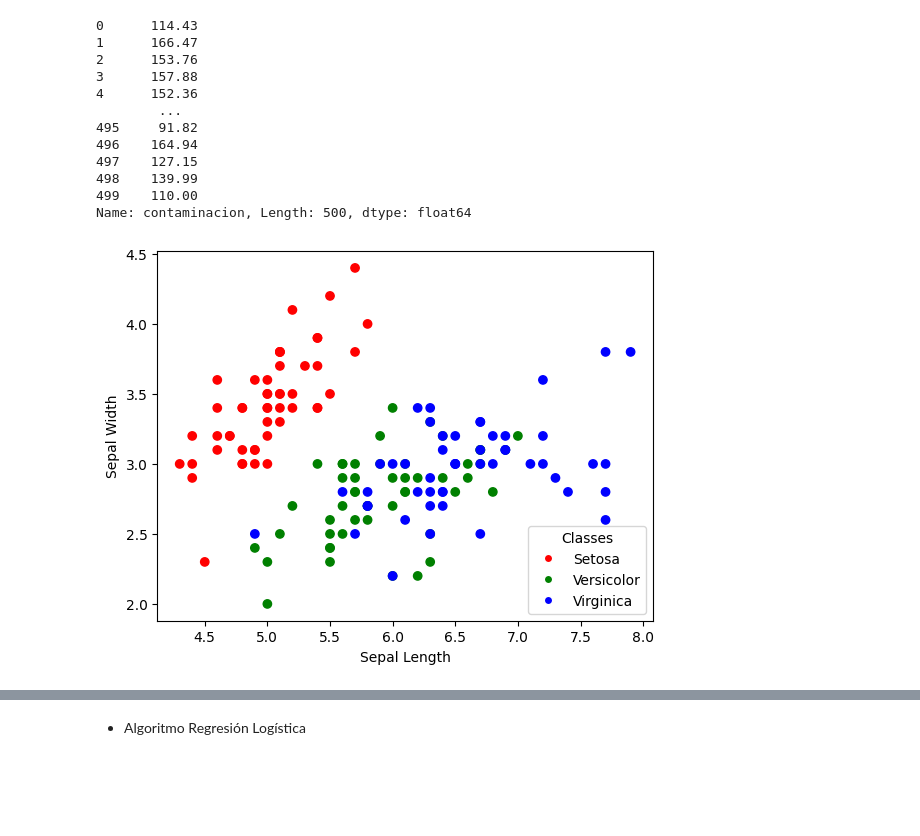
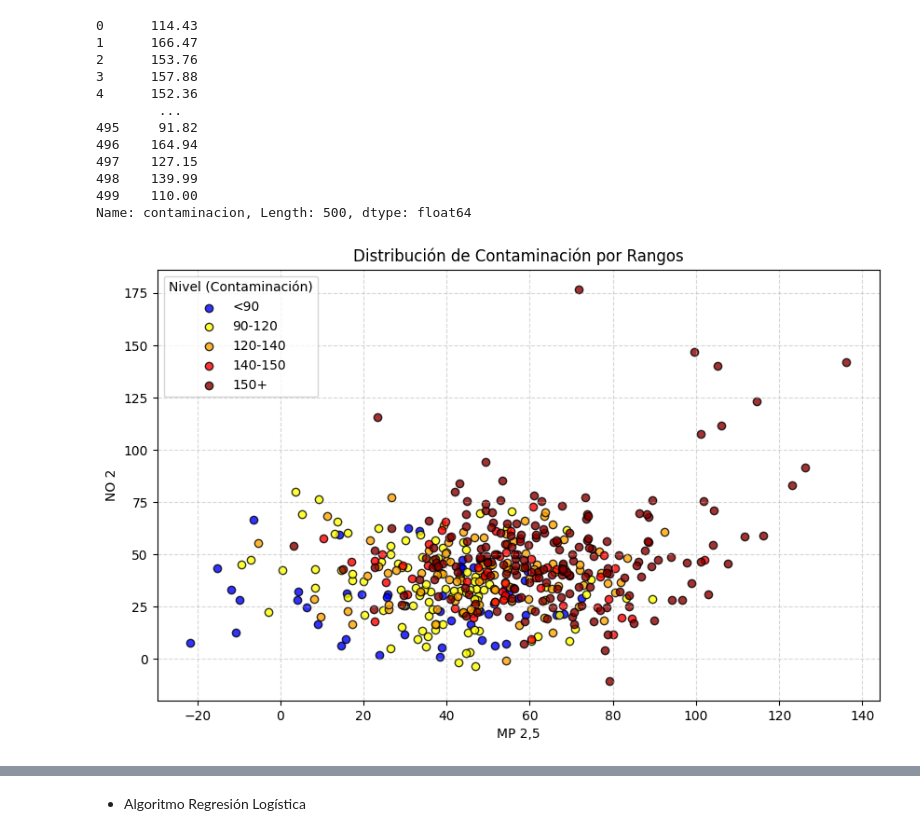
Before and after one commit to Jonagu1/TareasIA-2026, a Jupyter notebook: IA-Tarea4-AprendizajeSupervisado.ipynb, the cells around one changed output, grey strips where cells are left out. Saved outputs shown, nothing was run; the diff lists cells and outputs as text; code cells hidden in the pictures; blank space fills up the shorter version.

```diff
--- a/IA-Tarea4-AprendizajeSupervisado.ipynb
+++ b/IA-Tarea4-AprendizajeSupervisado.ipynb
@@ -72,29 +89,3 @@ y
 498    139.99
 499    110.00
 Name: contaminacion, Length: 500, dtype: float64
-# %%
-import pandas as pd
-import matplotlib.pyplot as plt
-
-# Cargar datos desde CSV
-datos = pd.read_csv('grupo4.csv')
-
-# Mapear variedades a colores
-color_map = {'True': 'red','False': 'blue'}
-
-# Crear la figura y los ejes
-fig, ax = plt.subplots()
-
-# Graficar los puntos
-scatter = ax.scatter(datos['sepal.length'], datos['sepal.width'], c=datos['variety'].map(color_map))
-
-# Establecer etiquetas de los ejes
-ax.set(xlabel='Sepal Length', ylabel='Sepal Width')
-
-# Crear leyenda manualmente
-legend_elements = [plt.Line2D([0], [0], marker='o', color='w', markerfacecolor=color, label=label) for label, color in color_map.items()]
-ax.legend(handles=legend_elements, loc="lower right", title="Classes")
-
-plt.show()
-# %% [output]
-[figure, removed]
@@ -103,0 +92,37 @@ X_train, X_test, y_train, y_test = train_test_split(X, y, test_size=0.9, random_
+# %%
+import pandas as pd
+import matplotlib.pyplot as plt
+
+# 1. Definimos los cortes y las etiquetas
+# Los bins son: (-inf a 90], (90 a 120], (120 a 140], (140 a 150], (150 a inf)
+# Nota: He ajustado los cortes para seguir tu lógica exacta.
+bins = [0, 90, 120, 140, 150, float('inf')]
+labels = ['<90', '90-120', '120-140', '140-150', '150+']
+colores = ['blue', 'yellow', 'orange', 'red', 'darkred']
+
+# 2. Creamos la columna de categorías basada en 'y'
+datos['categoria'] = pd.cut(datos['contaminacion'], bins=bins, labels=labels)
+
+# Crear la figura
+fig, ax = plt.subplots(figsize=(10, 6))
+
+# 3. Graficamos por grupos para que la leyenda sea automática
+for label, color in zip(labels, colores):
+    indices = datos['categoria'] == label
+    ax.scatter(datos.loc[indices, 'pm25'],
+               datos.loc[indices, 'no2'],
+               c=color,
+               label=label,
+               edgecolors='black',
+               alpha=0.8)
+
+# Configuración de estética
+ax.set_xlabel('MP 2,5')
+ax.set_ylabel('NO 2')
+ax.set_title('Distribución de Contaminación por Rangos')
+ax.legend(title="Nivel (Contaminación)")
+ax.grid(True, linestyle='--', alpha=0.5)
+
+plt.show()
+# %% [output]
+[figure, added]
```
Also changed, not shown: parts of 28 cells of this notebook.
